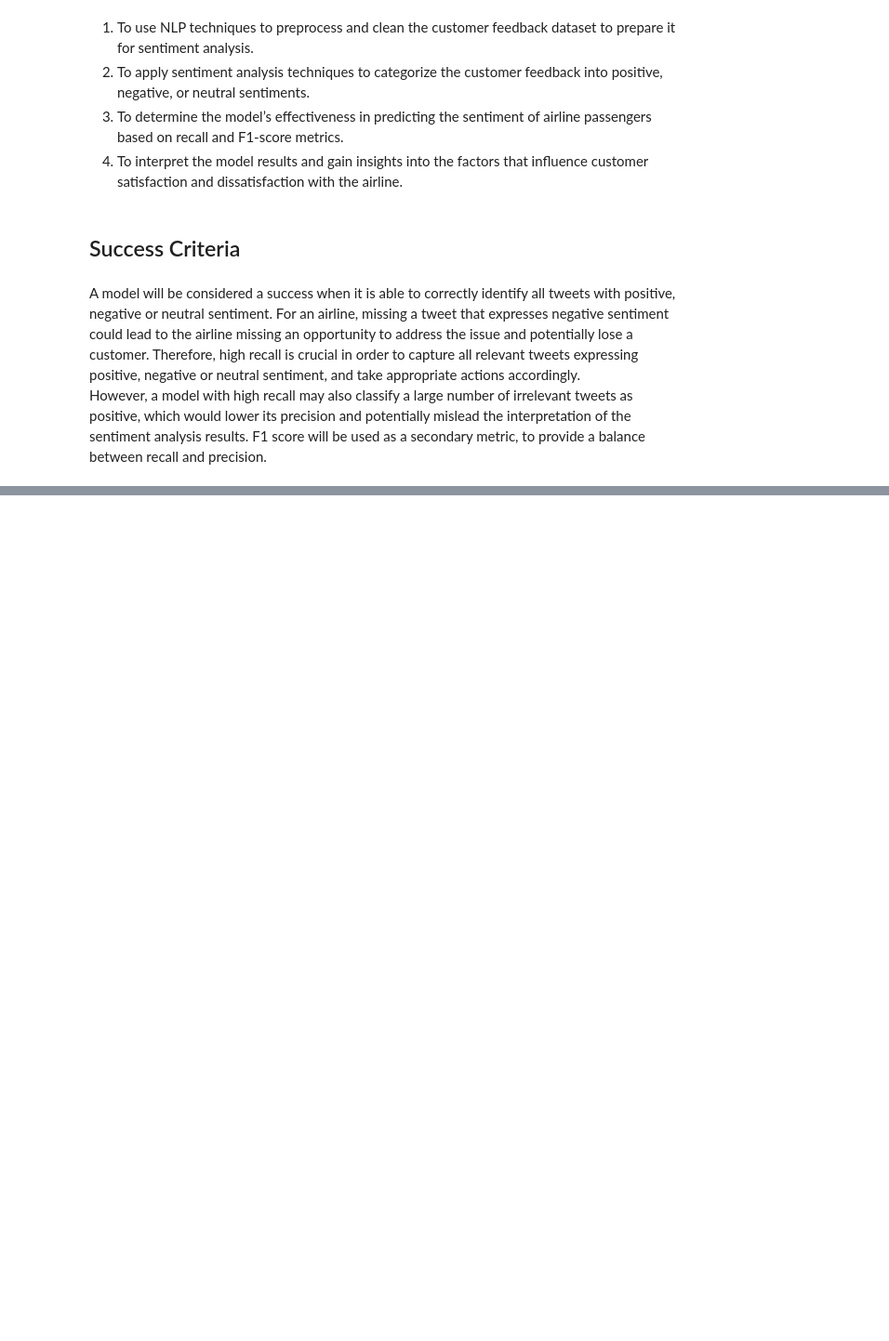
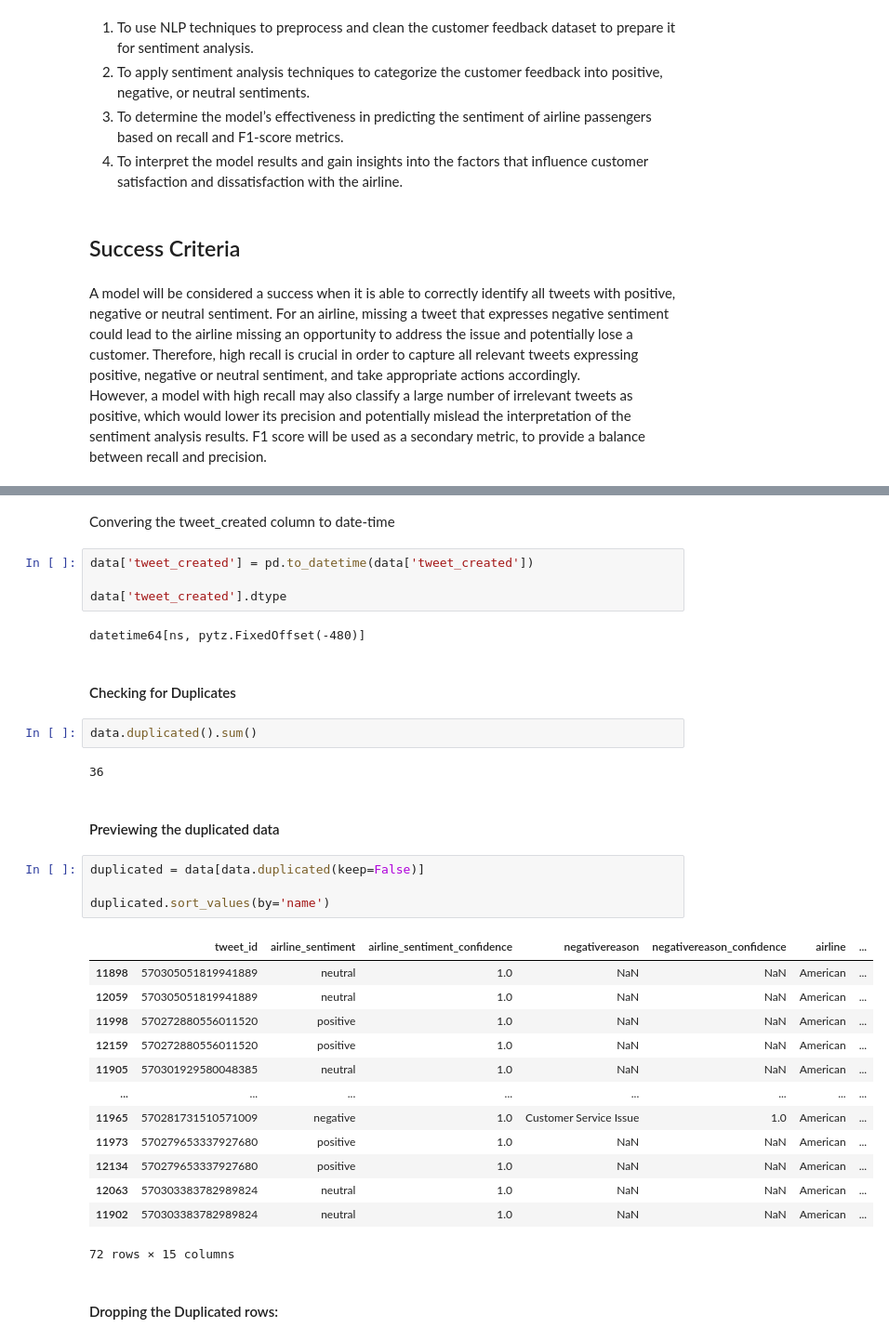
Before and after one commit to Scholarchep/sentiment-analysis-of-airline-tweets, a Jupyter notebook: airline_tweets.ipynb, the cells around one changed output, grey strips where cells are left out. Shown at 93% size. Drawn from its saved outputs; the diff is of its cells as text; blank space fills up the shorter version.

```diff
--- a/airline_tweets.ipynb
+++ b/airline_tweets.ipynb
@@ -219,0 +80,36 @@ Name: preprocessed_text, Length: 14640, dtype: object
+# %% [markdown]
+Convering the tweet_created column to date-time
+# %%
+data['tweet_created'] = pd.to_datetime(data['tweet_created'])
+
+data['tweet_created'].dtype
+# %% [output]
+datetime64[ns, pytz.FixedOffset(-480)]
+# %% [markdown]
+#### Checking for Duplicates
+# %%
+data.duplicated().sum()
+# %% [output]
+36
+# %% [markdown]
+#### Previewing the duplicated data
+# %%
+duplicated = data[data.duplicated(keep=False)]
+
+duplicated.sort_values(by='name')
+# %% [output]
+|  | tweet_id | airline_sentiment | airline_sentiment_confidence | negativereason | negativereason_confidence | airline | ... |
+| 11898 | 570305051819941889 | neutral | 1.0 | NaN | NaN | American | ... |
+| 12059 | 570305051819941889 | neutral | 1.0 | NaN | NaN | American | ... |
+| 11998 | 570272880556011520 | positive | 1.0 | NaN | NaN | American | ... |
+| 12159 | 570272880556011520 | positive | 1.0 | NaN | NaN | American | ... |
+| 11905 | 570301929580048385 | neutral | 1.0 | NaN | NaN | American | ... |
+| ... | ... | ... | ... | ... | ... | ... | ... |
+| 11965 | 570281731510571009 | negative | 1.0 | Customer Service Issue | 1.0 | American | ... |
+| 11973 | 570279653337927680 | positive | 1.0 | NaN | NaN | American | ... |
+| 12134 | 570279653337927680 | positive | 1.0 | NaN | NaN | American | ... |
+| 12063 | 570303383782989824 | neutral | 1.0 | NaN | NaN | American | ... |
+| 11902 | 570303383782989824 | neutral | 1.0 | NaN | NaN | American | ... |
+72 rows × 15 columns
+# %% [markdown]
+#### Dropping the Duplicated rows:
```
Also changed, not shown: parts of 38 cells of this notebook, 1 other file.
